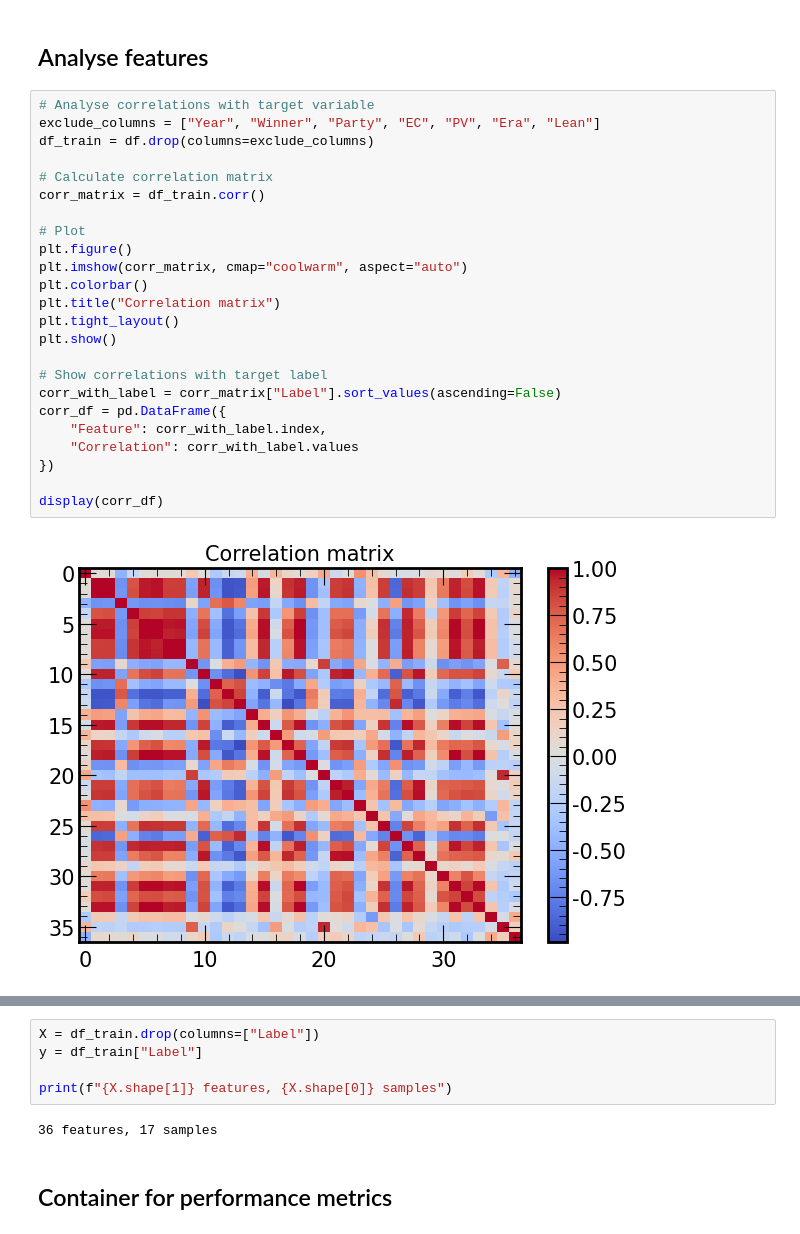
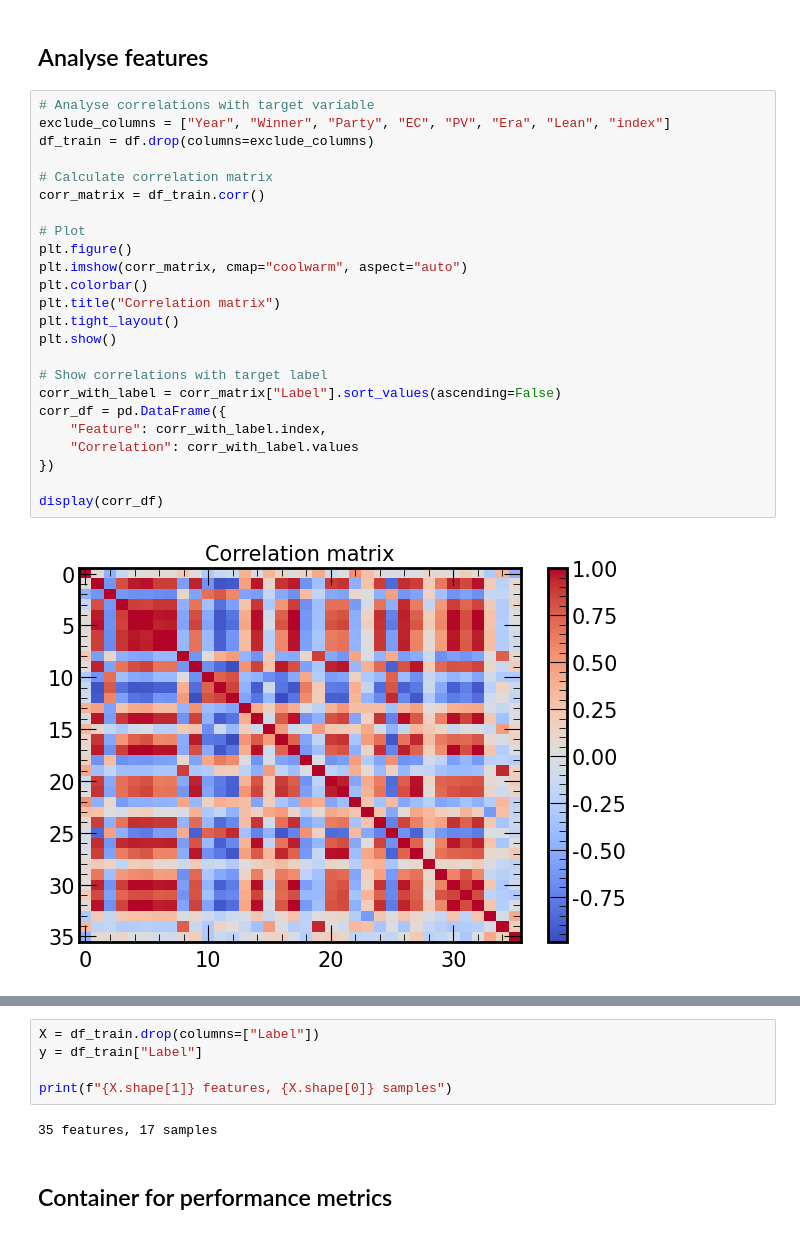
Before and after one commit to sam-grant/election-predictor, a Jupyter notebook: code/main.ipynb, the cells around one changed output, grey strips where cells are left out. Saved outputs shown, nothing was run; the diff lists cells and outputs as text.

```diff
--- a/code/main.ipynb
+++ b/code/main.ipynb
@@ -67,30 +85,30 @@ display(df)
 ## Analyse features
 # %%
 # Analyse correlations with target variable
-exclude_columns = ["Year", "Winner", "Party", "EC", "PV", "Era", "Lean"]
+exclude_columns = ["Year", "Winner", "Party", "EC", "PV", "Era", "Lean", "index"]
 df_train = df.drop(columns=exclude_columns)
 
 # Calculate correlation matrix
 corr_matrix = df_train.corr()
 
 # Plot
 plt.figure()
 plt.imshow(corr_matrix, cmap="coolwarm", aspect="auto")
 plt.colorbar()
 plt.title("Correlation matrix")
 plt.tight_layout()
 plt.show()
 
 # Show correlations with target label
 corr_with_label = corr_matrix["Label"].sort_values(ascending=False)
 corr_df = pd.DataFrame({
     "Feature": corr_with_label.index,
     "Correlation": corr_with_label.values
 })
 
 display(corr_df)
 # %% [output]
-[figure, old version]
+[figure, new version]
 |  | Feature | Correlation |
 | 0 | Label | 1.000000 |
 | 1 | Gross capital formation (% of GDP) | 0.544342 |
@@ -114,7 +132,7 @@ y = df_train["Label"]
 
 print(f"{X.shape[1]} features, {X.shape[0]} samples")
 # %% [output]
-36 features, 17 samples
+35 features, 17 samples
 # %% [markdown]
 ## Container for performance metrics
 # %%
```
Also changed, not shown: parts of 25 cells of this notebook, 2 other files.
